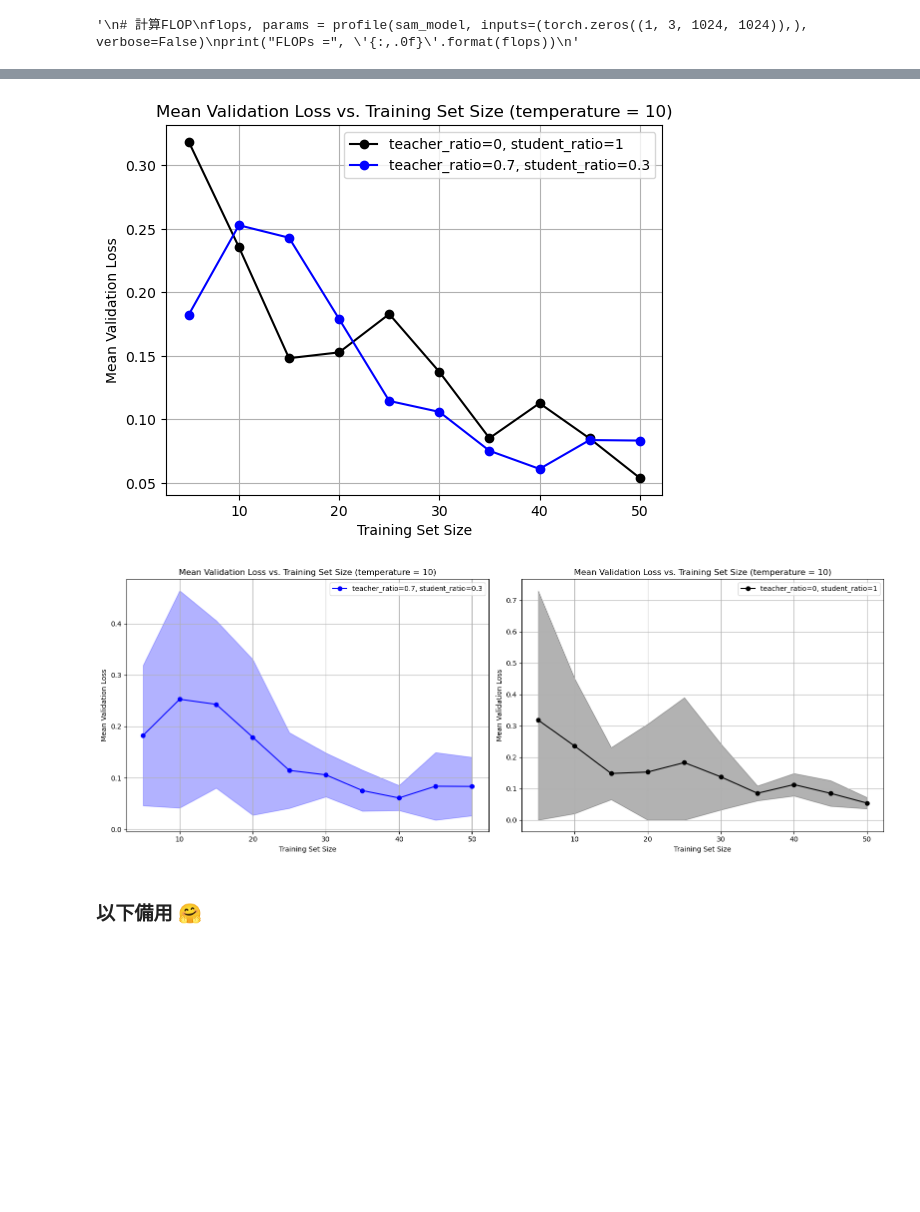
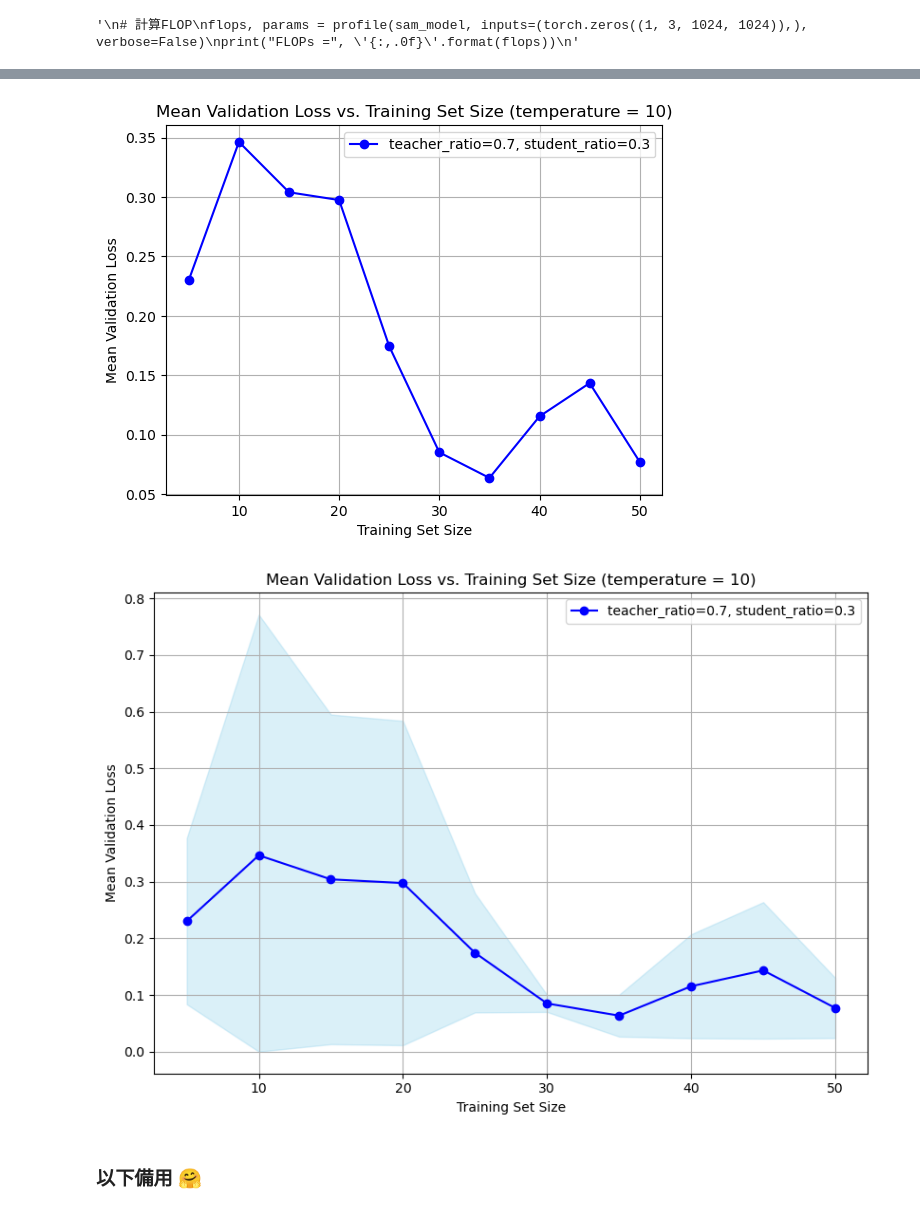
Before and after one commit to Eat-Apple-Again/RipplesDetection, a Jupyter notebook: KD_trial Kfold.ipynb, the cells around one changed output, grey strips where cells are left out. Drawn from its saved outputs; the diff is of its cells as text; code cells hidden in the pictures; blank space fills up the shorter version.

```diff
--- a/KD_trial Kfold.ipynb
+++ b/KD_trial Kfold.ipynb
@@ -125,7 +125,8 @@ def train_one_epoch_01(student_model, teacher_model, processor, criterion, teach
     teacher_model.eval()
     training_loss = []
     for idx, (image, target) in enumerate(data_loader):
-        target2 = np.array(target)
+        bbox = [[[get_bounding_box(np.array(target))]]] # 先用 target 找出 bounding box 的座標
+
         image, target = image.to(device), target.to(device)
         ### ground truth given by annotation
         target = target.squeeze(1)
@@ -137,12 +138,6 @@ def train_one_epoch_01(student_model, teacher_model, processor, criterion, teach
         inputs = processor(image, return_tensors="pt").to(device)
         image_embeddings = teacher_model.get_image_embeddings(inputs["pixel_values"])
 
-        # 待加功能$$$$$
-        # setup prompts : target points, bounding box
-        input_boxes = [[[250, 300, 700, 550]]]
-        input_points = [[[500, 400], [600, 400]]]
-
-        bbox = [[[get_bounding_box(target2)]]]
         # 送到processor計算遮罩
         # inputs = processor(image, input_boxes=[input_boxes], input_points=[input_points], return_tensors="pt").to(device)
         #inputs = processor(image, return_tensors="pt").to(device)
@@ -201,7 +196,7 @@ def train_one_epoch_01(student_model, teacher_model, processor, criterion, teach
     '''
     return np.mean(np.array(training_loss))
 
-def train(student_model, teacher_model, processor, epochs, data_loader, data_loader_valid, teacher_ratio, temperature, early_stop=0, model_pathname=True):
+def train(student_model, teacher_model, processor, epochs, data_loader, data_loader_valid, teacher_ratio, temperature, train_size, early_stop=0, model_pathname=True):
     device = torch.device('cuda' if torch.cuda.is_available() else 'cpu')
     print(device, ":",torch.cuda.get_device_name(0))
     gc.collect()
@@ -231,7 +226,8 @@ def train(student_model, teacher_model, processor, epochs, data_loader, data_loa
     pbar = tf.keras.utils.Progbar(target=n_batch,stateful_metrics=['val_loss'])
 
     ######### weight
-    weight_filename = "segformer.pth"
+    # 動態生成儲存模型權重的檔名，加入目前使用的資料集大小的數字
+    weight_filename = f"segformer_train_size_{train_size}.pth"
     # 確定weights資料夾是否存在，如果不存在則創建它
     weights_dir = os.path.join(os.getcwd(), "weights")
     if not os.path.exists(weights_dir):
@@ -552,22 +532,22 @@ for train_size in train_sizes:
         val_loader = DataLoader(val_dataset, batch_size=1, shuffle=False)
 
         # 在這裡進行模型的訓練和評估
-        lc = train(segformer_model, sam_model, processor, 10, train_loader, val_loader, 0, temperature)
-        lc_KD = train(segformer_model, sam_model, processor, 10, train_loader, val_loader, teacher_ratio, temperature)
-
+        #lc = train(segformer_model, sam_model, processor, 10, train_loader, val_loader, 0, temperature)
+        lc_KD = train(segformer_model, sam_model, processor, 10, train_loader, val_loader, teacher_ratio, temperature, train_size)
+        """
         # 取最後一個 epoch 的驗證損失
         val_loss = lc['val_loss'][-1]
         val_losses.append(val_loss)
-
+        """
         val_loss_KD = lc_KD['val_loss'][-1]
         val_losses_KD.append(val_loss_KD)
-
+    """
     # 計算平均驗證損失並添加到列表中
     mean_val_loss = np.mean(val_losses)
     mean_val_losses.append(mean_val_loss)
     std_val_loss = np.std(val_losses)
     std_val_losses.append(std_val_loss)
-
+    """
     mean_val_loss_KD = np.mean(val_losses_KD)
     mean_val_losses_KD.append(mean_val_loss_KD)
     std_val_loss_KD = np.std(val_losses_KD)
@@ -597,6 +577,6 @@ Wall time: 5h 44min 43s
 # %%
 plt.figure()
-plt.plot(train_sizes, mean_val_losses, marker='o', color='black', label='teacher_ratio=0, student_ratio=1')
+#plt.plot(train_sizes, mean_val_losses, marker='o', color='black', label='teacher_ratio=0, student_ratio=1')
 plt.plot(train_sizes, mean_val_losses_KD, marker='o', color='blue', label=f'teacher_ratio={teacher_ratio}, student_ratio={round(1-teacher_ratio, 1)}')
 plt.title(f'Mean Validation Loss vs. Training Set Size (temperature = {temperature})')
 plt.xlabel('Training Set Size')
@@ -605,36 +585,36 @@ plt.grid(True)
 plt.legend()
 plt.show()
 # %% [output]
-[figure, old version]
+[figure, new version]
 # %%
 plt.figure(figsize=(16, 6))
 
 # 圖1
 plt.subplot(1, 2, 1)
 plt.plot(train_sizes, mean_val_losses_KD, marker='o', color='b', label=f'teacher_ratio={teacher_ratio}, student_ratio={round(1-teacher_ratio, 1)}')
 plt.fill_between(train_sizes, np.maximum(0, np.array(mean_val_losses_KD) - np.array(std_val_losses_KD)),
                  np.array(mean_val_losses_KD) + np.array(std_val_losses_KD), color='skyblue', alpha=0.3)
 plt.title(f'Mean Validation Loss vs. Training Set Size (temperature = {temperature})')
 plt.xlabel('Training Set Size')
 plt.ylabel('Mean Validation Loss')
 plt.grid(True)
 plt.legend()
-
+"""
 # 圖2
 plt.subplot(1, 2, 2)
 plt.plot(train_sizes, mean_val_losses, marker='o', color='black', label='teacher_ratio=0, student_ratio=1')
 plt.fill_between(train_sizes, np.maximum(0, np.array(mean_val_losses) - np.array(std_val_losses)),
                  np.array(mean_val_losses) + np.array(std_val_losses), color='black', alpha=0.3)
 plt.title(f'Mean Validation Loss vs. Training Set Size (temperature = {temperature})')
 plt.xlabel('Training Set Size')
 plt.ylabel('Mean Validation Loss')
 plt.grid(True)
 plt.legend()
-
+"""
 plt.tight_layout()  # 避免重疊
 plt.show()
 # %% [output]
-[figure, old version]
+[figure, new version]
 # %% [markdown]
 ### 以下備用 🤗
 # %%
```
Also changed, not shown: parts of 5 cells of this notebook.
